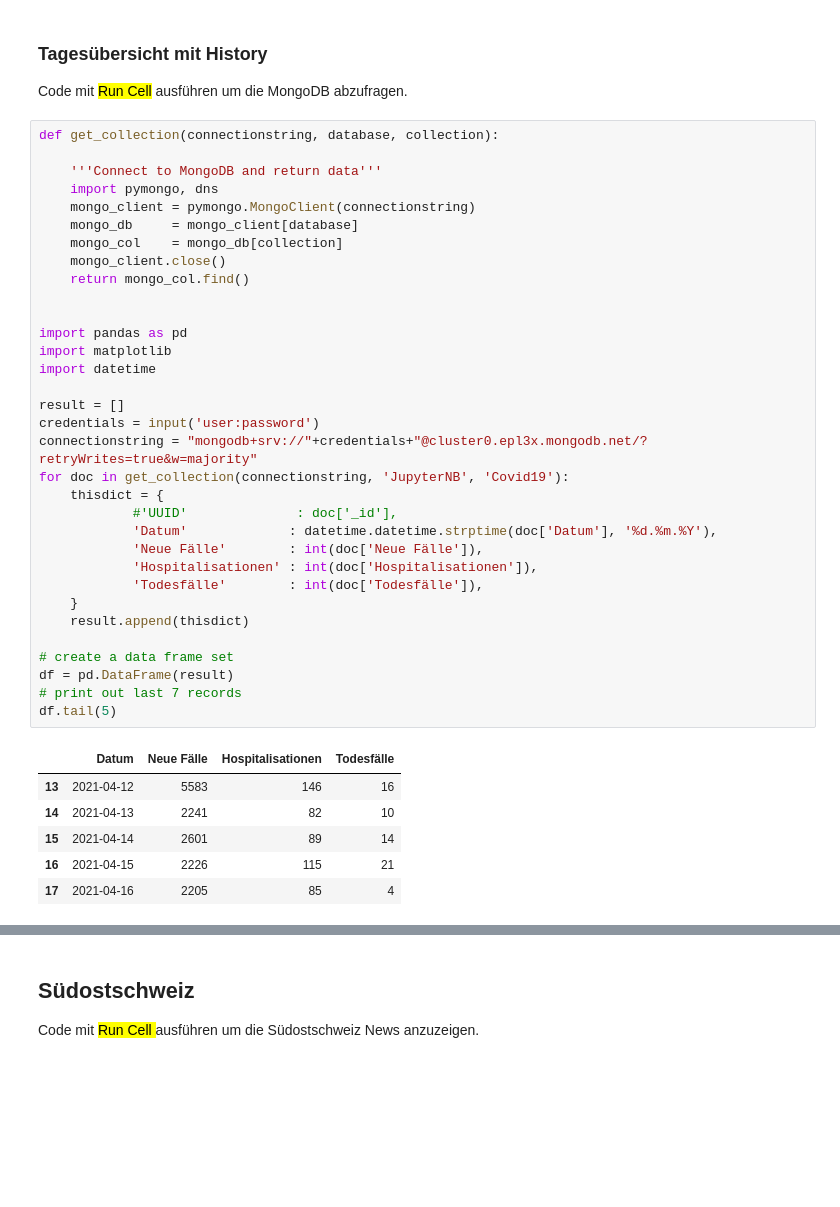
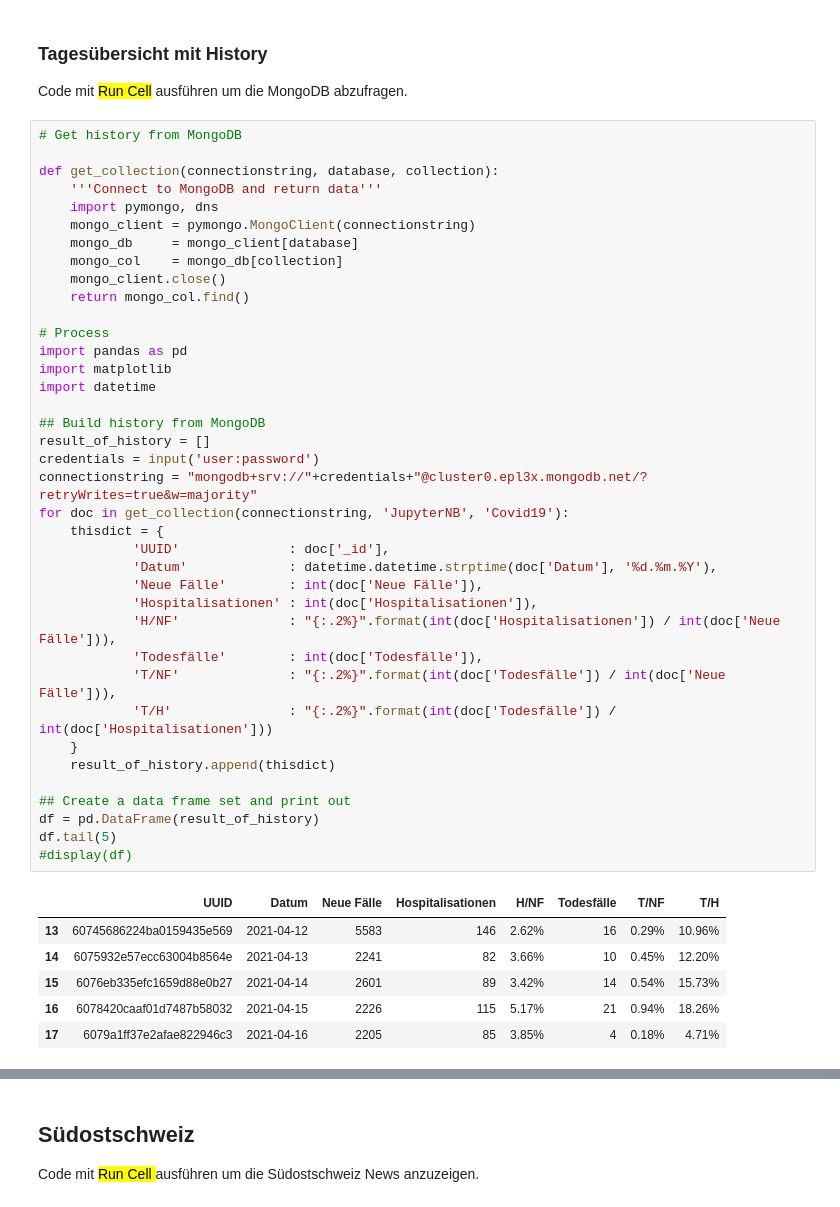
Before and after one commit to tinuwalther/Jupyter-Notebooks, a Jupyter notebook: python/News-Reader.ipynb, the cells around one changed output, grey strips where cells are left out. Saved outputs shown, nothing was run; the diff lists cells and outputs as text; blank space fills up the shorter version.

```diff
--- a/python/News-Reader.ipynb
+++ b/python/News-Reader.ipynb
@@ -352,43 +380,48 @@ add_document(connectionstring, 'JupyterNB', 'Covid19', { "Datum": "11.04.2021",
 
 Code mit <mark>Run Cell</mark> ausführen um die MongoDB abzufragen.
 # %%
+# Get history from MongoDB
+
 def get_collection(connectionstring, database, collection):
-
     '''Connect to MongoDB and return data'''
     import pymongo, dns
     mongo_client = pymongo.MongoClient(connectionstring)
     mongo_db     = mongo_client[database]
     mongo_col    = mongo_db[collection]
     mongo_client.close()
     return mongo_col.find()
 
-
+# Process
 import pandas as pd
 import matplotlib
 import datetime
 
-result = []
+## Build history from MongoDB
+result_of_history = []
 credentials = input('user:password')
 connectionstring = "mongodb+srv://"+credentials+"@cluster0.epl3x.mongodb.net/?retryWrites=true&w=majority"
 for doc in get_collection(connectionstring, 'JupyterNB', 'Covid19'):
     thisdict = {
-            #'UUID'              : doc['_id'],
+            'UUID'              : doc['_id'],
             'Datum'             : datetime.datetime.strptime(doc['Datum'], '%d.%m.%Y'),
             'Neue Fälle'        : int(doc['Neue Fälle']),
             'Hospitalisationen' : int(doc['Hospitalisationen']),
+            'H/NF'              : "{:.2%}".format(int(doc['Hospitalisationen']) / int(doc['Neue Fälle'])),
             'Todesfälle'        : int(doc['Todesfälle']),
+            'T/NF'              : "{:.2%}".format(int(doc['Todesfälle']) / int(doc['Neue Fälle'])),
+            'T/H'               : "{:.2%}".format(int(doc['Todesfälle']) / int(doc['Hospitalisationen']))
     }
-    result.append(thisdict)
+    result_of_history.append(thisdict)
 
-# create a data frame set
-df = pd.DataFrame(result)
-# print out last 7 records
+## Create a data frame set and print out
+df = pd.DataFrame(result_of_history)
 df.tail(5)
+#display(df)
 # %% [output]
-|  | Datum | Neue Fälle | Hospitalisationen | Todesfälle |
-| 13 | 2021-04-12 | 5583 | 146 | 16 |
-| 14 | 2021-04-13 | 2241 | 82 | 10 |
-| 15 | 2021-04-14 | 2601 | 89 | 14 |
-| 16 | 2021-04-15 | 2226 | 115 | 21 |
-| 17 | 2021-04-16 | 2205 | 85 | 4 |
+|  | UUID | Datum | Neue Fälle | Hospitalisationen | H/NF | Todesfälle | T/NF | T/H |
+| 13 | 60745686224ba0159435e569 | 2021-04-12 | 5583 | 146 | 2.62% | 16 | 0.29% | 10.96% |
+| 14 | 6075932e57ecc63004b8564e | 2021-04-13 | 2241 | 82 | 3.66% | 10 | 0.45% | 12.20% |
+| 15 | 6076eb335efc1659d88e0b27 | 2021-04-14 | 2601 | 89 | 3.42% | 14 | 0.54% | 15.73% |
+| 16 | 6078420caaf01d7487b58032 | 2021-04-15 | 2226 | 115 | 5.17% | 21 | 0.94% | 18.26% |
+| 17 | 6079a1ff37e2afae822946c3 | 2021-04-16 | 2205 | 85 | 3.85% | 4 | 0.18% | 4.71% |
 # %%
```
Also changed, not shown: parts of 7 cells of this notebook.
